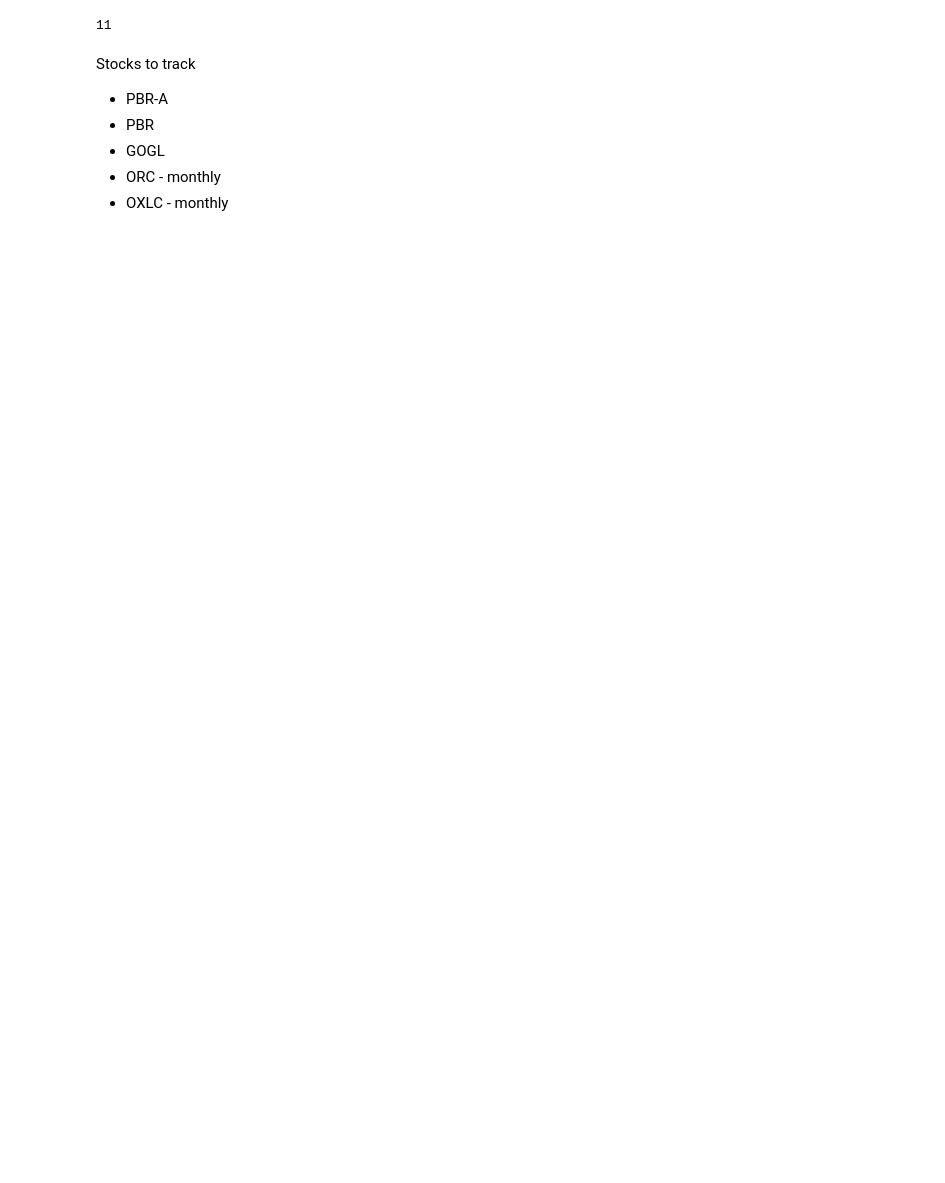
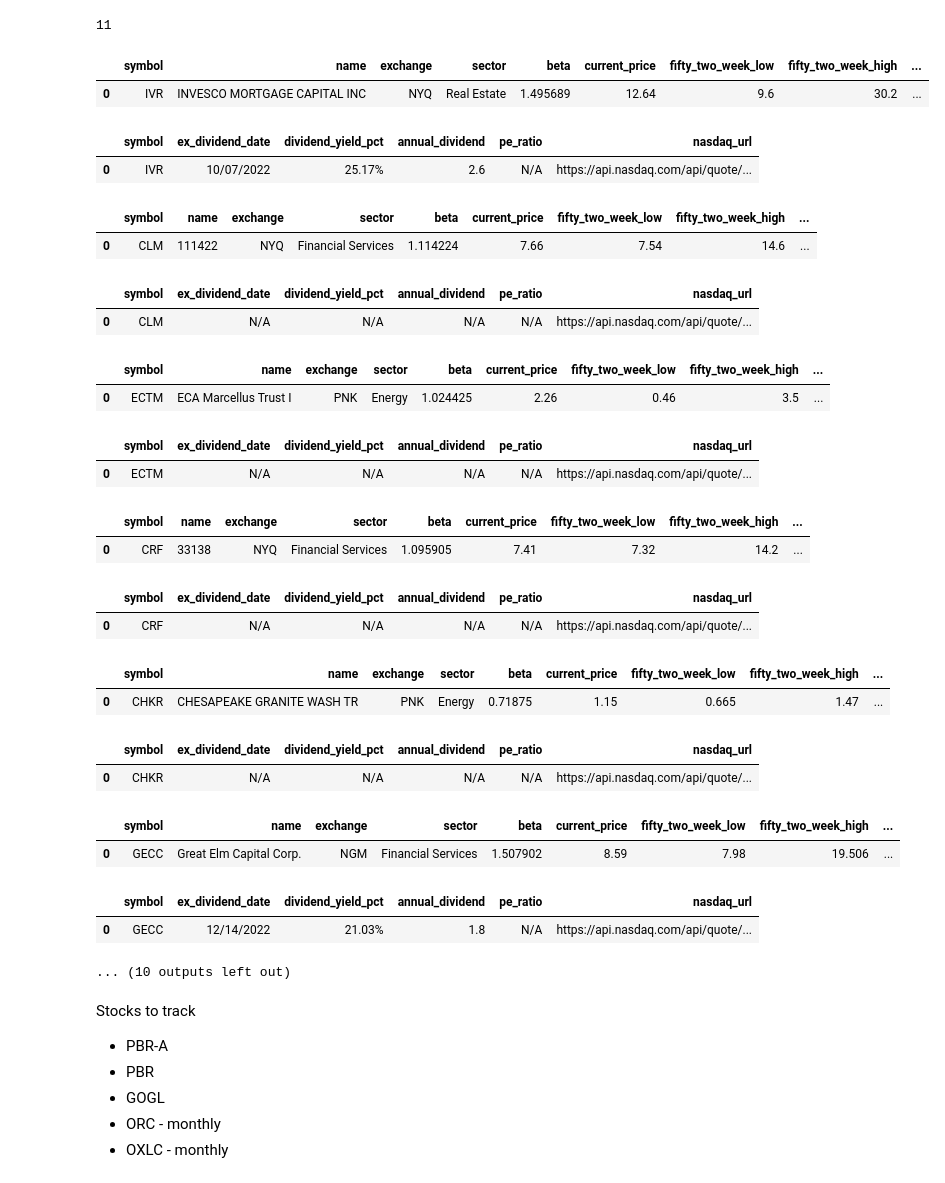
Before and after one commit to alpha2phi-platform/alphalib, a Jupyter notebook: 05_recommender.ipynb, the cells around one changed output. Drawn from its saved outputs; the diff is of its cells as text; code cells hidden in the pictures; blank space fills up the shorter version.

Commit message:
feat: wip stock recommender

```diff
--- a/05_recommender.ipynb
+++ b/05_recommender.ipynb
@@ -45,6 +48,38 @@ print(len(rec_stocks))
 ## Interactive dashboard
 import ipywidgets as widgets
 from ipywidgets import Button, Layout, jslink, IntText, IntSlider,Dropdown
+# %%
+for s in rec_stocks:
+    display(s.yf.to_df().head(11))
+    print("\n\n\n")
+    display(s.nas.to_df().head(11))
+    print("\n\n\n")
+# %% [output]
+|  | symbol | name | exchange | sector | beta | current_price | fifty_two_week_low | fifty_two_week_high | ... |
+| 0 | IVR | INVESCO MORTGAGE CAPITAL INC | NYQ | Real Estate | 1.495689 | 12.64 | 9.6 | 30.2 | ... |
+|  | symbol | ex_dividend_date | dividend_yield_pct | annual_dividend | pe_ratio | nasdaq_url |
+| 0 | IVR | 10/07/2022 | 25.17% | 2.6 | N/A | https://api.nasdaq.com/api/quote/... |
+|  | symbol | name | exchange | sector | beta | current_price | fifty_two_week_low | fifty_two_week_high | ... |
+| 0 | CLM | 111422 | NYQ | Financial Services | 1.114224 | 7.66 | 7.54 | 14.6 | ... |
+|  | symbol | ex_dividend_date | dividend_yield_pct | annual_dividend | pe_ratio | nasdaq_url |
+| 0 | CLM | N/A | N/A | N/A | N/A | https://api.nasdaq.com/api/quote/... |
+|  | symbol | name | exchange | sector | beta | current_price | fifty_two_week_low | fifty_two_week_high | ... |
+| 0 | ECTM | ECA Marcellus Trust I | PNK | Energy | 1.024425 | 2.26 | 0.46 | 3.5 | ... |
+|  | symbol | ex_dividend_date | dividend_yield_pct | annual_dividend | pe_ratio | nasdaq_url |
+| 0 | ECTM | N/A | N/A | N/A | N/A | https://api.nasdaq.com/api/quote/... |
+|  | symbol | name | exchange | sector | beta | current_price | fifty_two_week_low | fifty_two_week_high | ... |
+| 0 | CRF | 33138 | NYQ | Financial Services | 1.095905 | 7.41 | 7.32 | 14.2 | ... |
+|  | symbol | ex_dividend_date | dividend_yield_pct | annual_dividend | pe_ratio | nasdaq_url |
+| 0 | CRF | N/A | N/A | N/A | N/A | https://api.nasdaq.com/api/quote/... |
+|  | symbol | name | exchange | sector | beta | current_price | fifty_two_week_low | fifty_two_week_high | ... |
+| 0 | CHKR | CHESAPEAKE GRANITE WASH TR | PNK | Energy | 0.71875 | 1.15 | 0.665 | 1.47 | ... |
+|  | symbol | ex_dividend_date | dividend_yield_pct | annual_dividend | pe_ratio | nasdaq_url |
+| 0 | CHKR | N/A | N/A | N/A | N/A | https://api.nasdaq.com/api/quote/... |
+|  | symbol | name | exchange | sector | beta | current_price | fifty_two_week_low | fifty_two_week_high | ... |
+| 0 | GECC | Great Elm Capital Corp. | NGM | Financial Services | 1.507902 | 8.59 | 7.98 | 19.506 | ... |
+|  | symbol | ex_dividend_date | dividend_yield_pct | annual_dividend | pe_ratio | nasdaq_url |
+| 0 | GECC | 12/14/2022 | 21.03% | 1.8 | N/A | https://api.nasdaq.com/api/quote/... |
+... (10 outputs left out)
 # %% [markdown]
 Stocks to track
 - PBR-A
```
Also changed, not shown: parts of 2 cells of this notebook, 3 other files.
